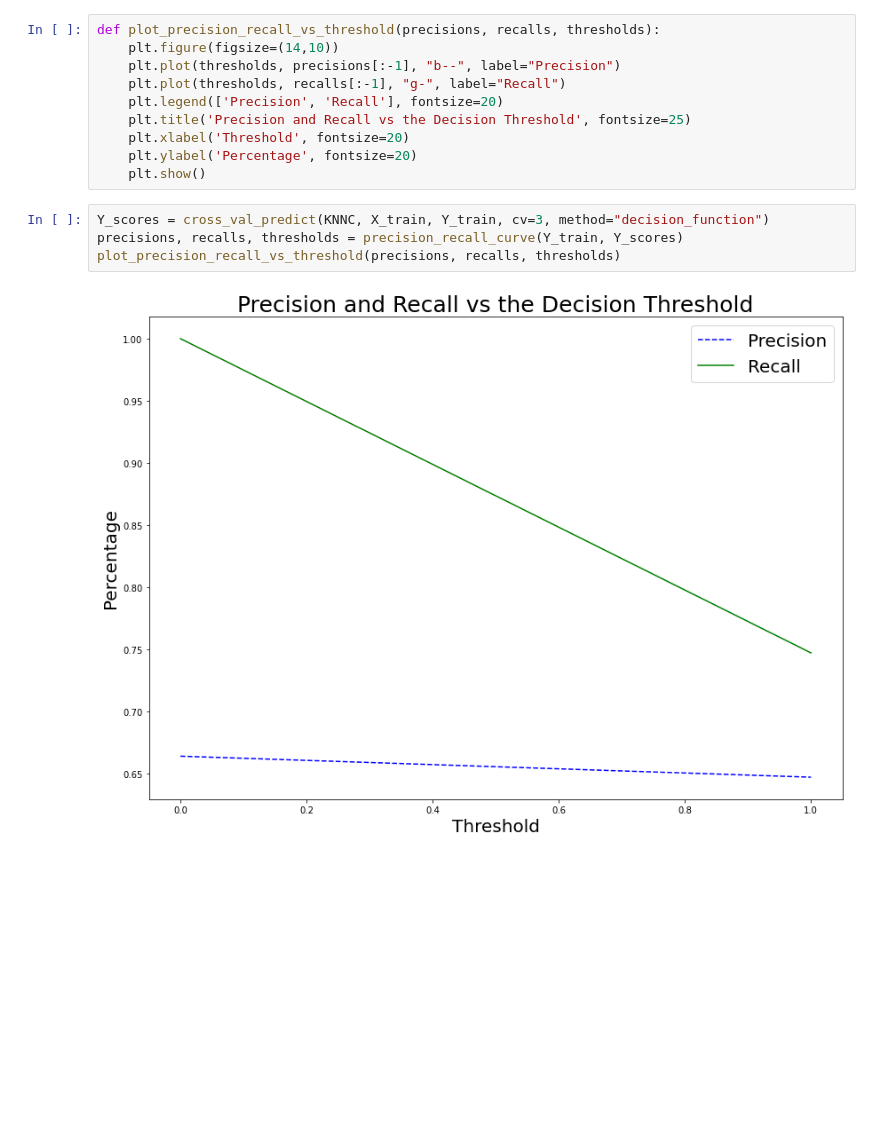
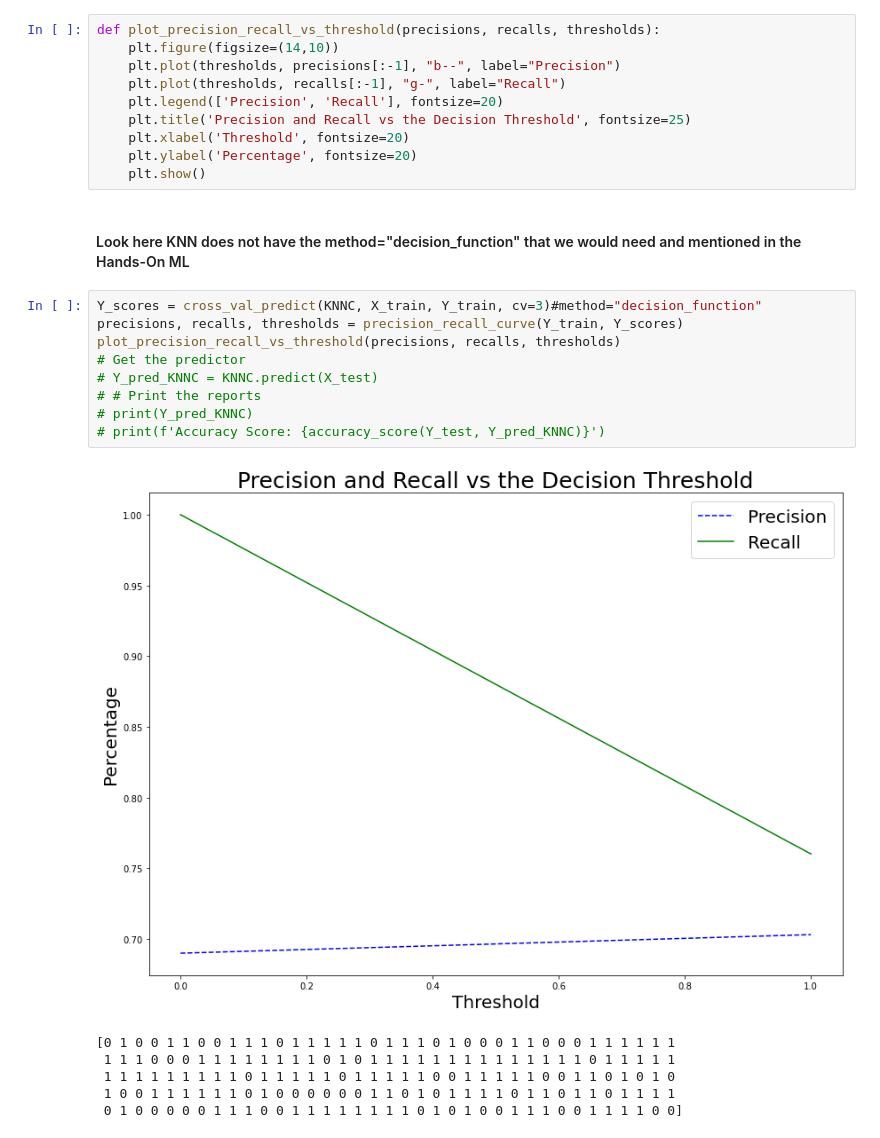
Before and after one commit to dawsboss/DSCI470, a Jupyter notebook: Proj2/Proj2.ipynb, the cells around one changed output. Drawn from its saved outputs; the diff is of its cells as text; blank space fills up the shorter version.

```diff
--- a/Proj2/Proj2.ipynb
+++ b/Proj2/Proj2.ipynb
@@ -493,10 +497,22 @@ def plot_precision_recall_vs_threshold(precisions, recalls, thresholds):
     plt.xlabel('Threshold', fontsize=20)
     plt.ylabel('Percentage', fontsize=20)
     plt.show()
+# %% [markdown]
+#### Look here KNN does not have the method="decision_function" that we would need and mentioned in the Hands-On ML
 # %%
-Y_scores = cross_val_predict(KNNC, X_train, Y_train, cv=3, method="decision_function")
+Y_scores = cross_val_predict(KNNC, X_train, Y_train, cv=3)#method="decision_function"
 precisions, recalls, thresholds = precision_recall_curve(Y_train, Y_scores)
 plot_precision_recall_vs_threshold(precisions, recalls, thresholds)
+# Get the predictor
+# Y_pred_KNNC = KNNC.predict(X_test)
+# # Print the reports
+# print(Y_pred_KNNC)
+# print(f'Accuracy Score: {accuracy_score(Y_test, Y_pred_KNNC)}')
 # %% [output]
-[figure, old version]
+[figure, new version]
+[0 1 0 0 1 1 0 0 1 1 1 0 1 1 1 1 1 0 1 1 1 0 1 0 0 0 1 1 0 0 0 1 1 1 1 1 1
+ 1 1 1 0 0 0 1 1 1 1 1 1 1 1 0 1 0 1 1 1 1 1 1 1 1 1 1 1 1 1 1 0 1 1 1 1 1
+ 1 1 1 1 1 1 1 1 1 0 1 1 1 1 1 0 1 1 1 1 1 0 0 1 1 1 1 1 0 0 1 1 0 1 0 1 0
+ 1 0 0 1 1 1 1 1 1 0 1 0 0 0 0 0 0 1 1 0 1 0 1 1 1 1 0 1 1 0 1 1 0 1 1 1 1
+ 0 1 0 0 0 0 0 1 1 1 0 0 1 1 1 1 1 1 1 1 0 1 0 1 0 0 1 1 1 0 0 1 1 1 1 0 0]
 # %%
```
Also changed, not shown: parts of 5 cells of this notebook.
